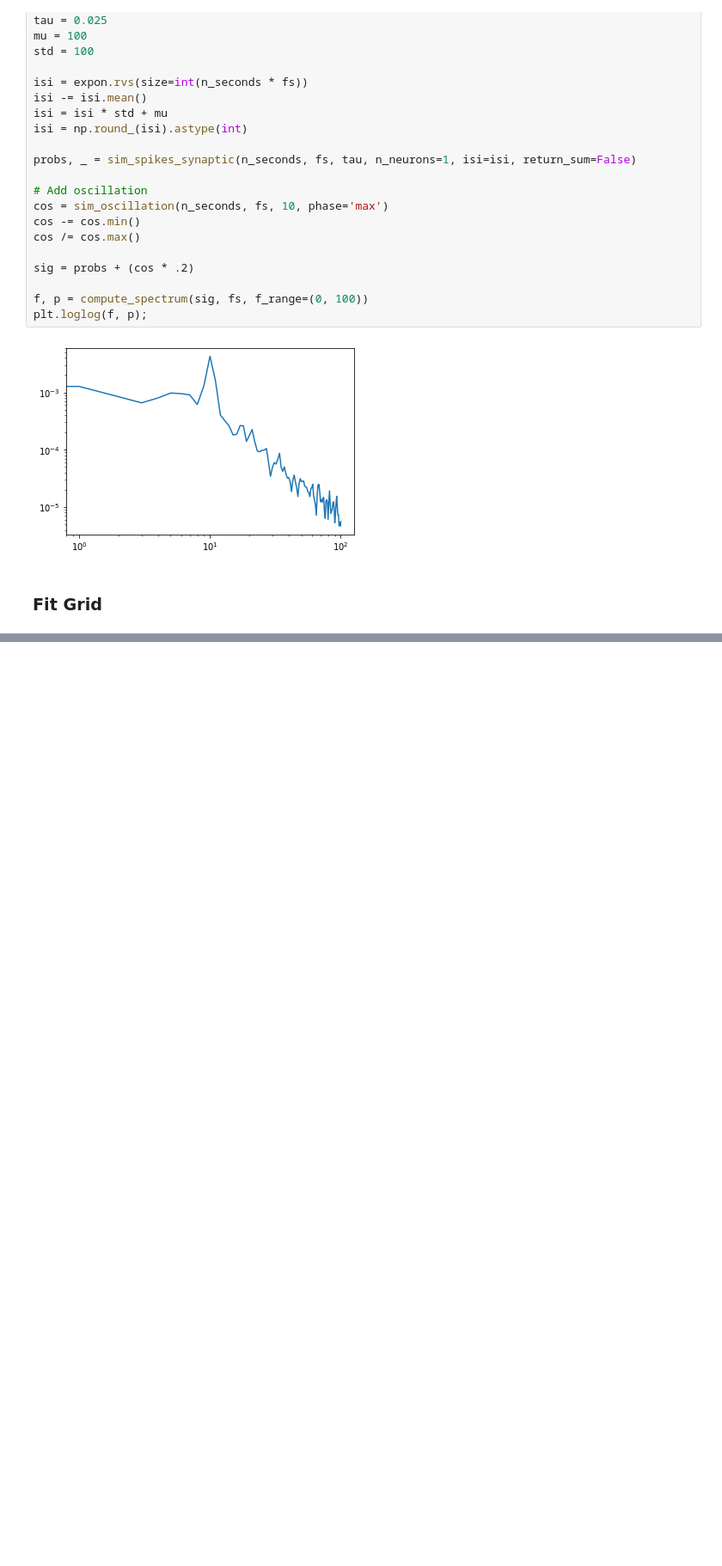
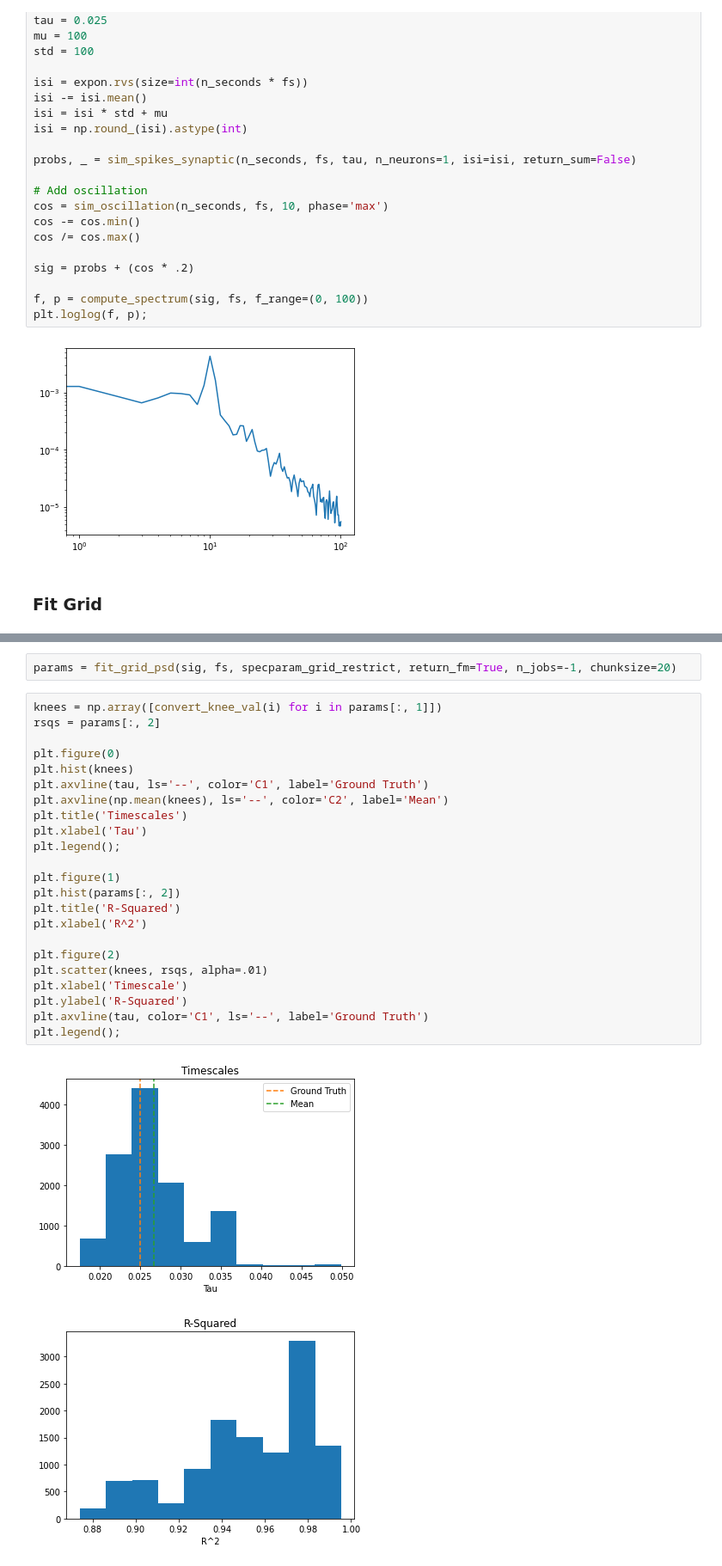
Before and after one commit to voytekresearch/timescale-methods, a Jupyter notebook: notebooks/param_gridsearch.ipynb, the cells around one changed output, grey strips where cells are left out. Shown at 86% size. Cells and saved outputs as stored; diff of their text form; blank space fills up the shorter version.

```diff
--- a/notebooks/param_gridsearch.ipynb
+++ b/notebooks/param_gridsearch.ipynb
@@ -191,0 +270,28 @@ plt.legend();
+# %%
+params = fit_grid_psd(sig, fs, specparam_grid_restrict, return_fm=True, n_jobs=-1, chunksize=20)
+# %%
+knees = np.array([convert_knee_val(i) for i in params[:, 1]])
+rsqs = params[:, 2]
+
+plt.figure(0)
+plt.hist(knees)
+plt.axvline(tau, ls='--', color='C1', label='Ground Truth')
+plt.axvline(np.mean(knees), ls='--', color='C2', label='Mean')
+plt.title('Timescales')
+plt.xlabel('Tau')
+plt.legend();
+
+plt.figure(1)
+plt.hist(params[:, 2])
+plt.title('R-Squared')
+plt.xlabel('R^2')
+
+plt.figure(2)
+plt.scatter(knees, rsqs, alpha=.01)
+plt.xlabel('Timescale')
+plt.ylabel('R-Squared')
+plt.axvline(tau, color='C1', ls='--', label='Ground Truth')
+plt.legend();
+# %% [output]
+[figure, added]
+[figure, added]
```
Also changed, not shown: parts of 14 cells of this notebook.
